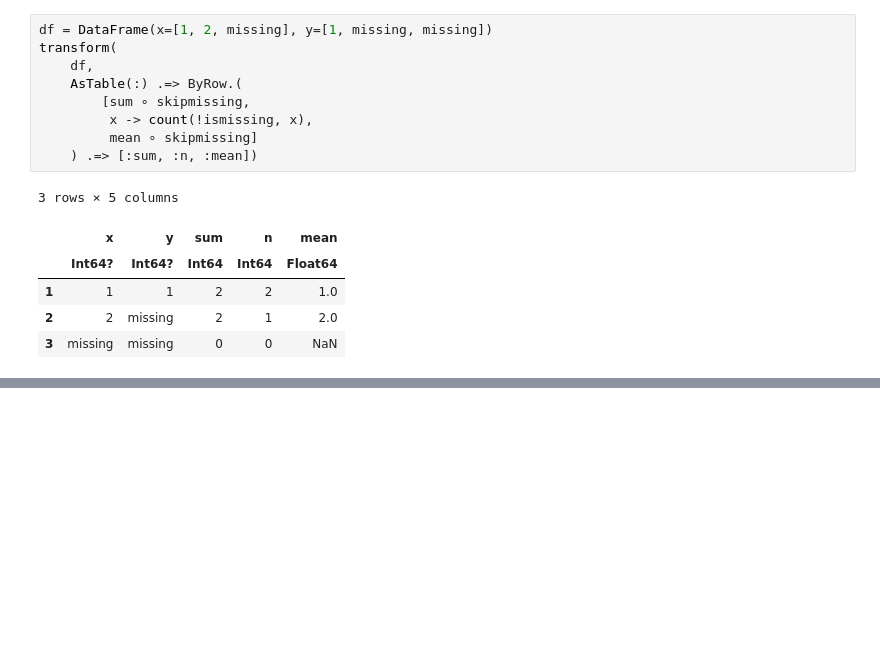
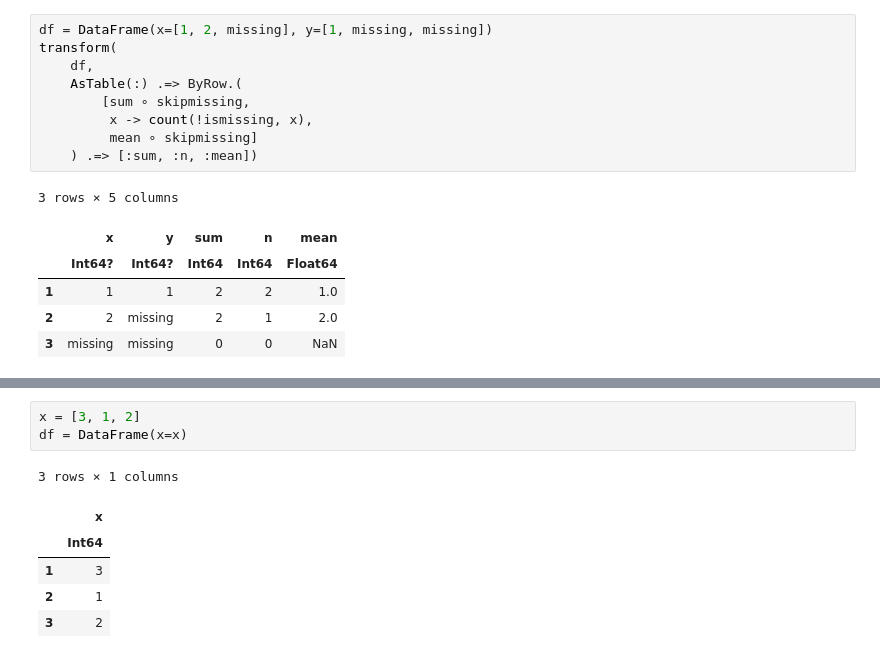
Before and after one commit to damiansp/julia, a Jupyter notebook: dsDocs/DataFrames/gettingstarted.jl.ipynb, the cells around one changed output, grey strips where cells are left out. Cells and saved outputs as stored; diff of their text form; blank space fills up the shorter version.

```diff
--- a/dsDocs/DataFrames/gettingstarted.jl.ipynb
+++ b/dsDocs/DataFrames/gettingstarted.jl.ipynb
@@ -453,0 +501,10 @@ transform(
+# %%
+x = [3, 1, 2]
+df = DataFrame(x=x)
+# %% [output]
+3 rows × 1 columns
+|  | x |
+|  | Int64 |
+| 1 | 3 |
+| 2 | 1 |
+| 3 | 2 |
```
Also changed, not shown: parts of 15 cells of this notebook.
